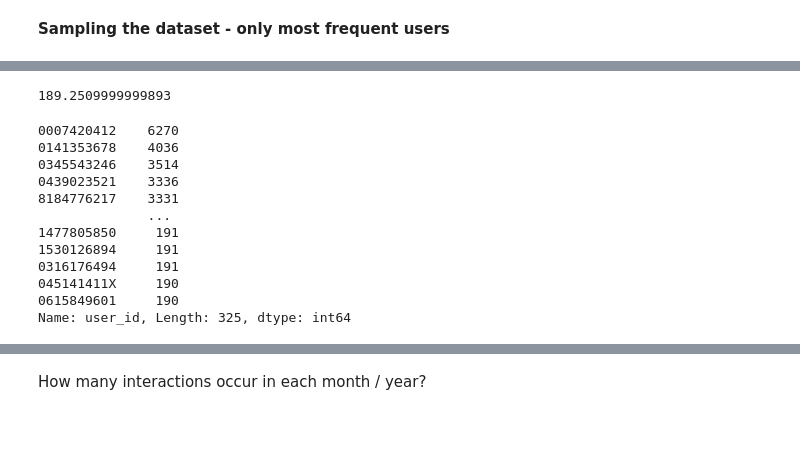
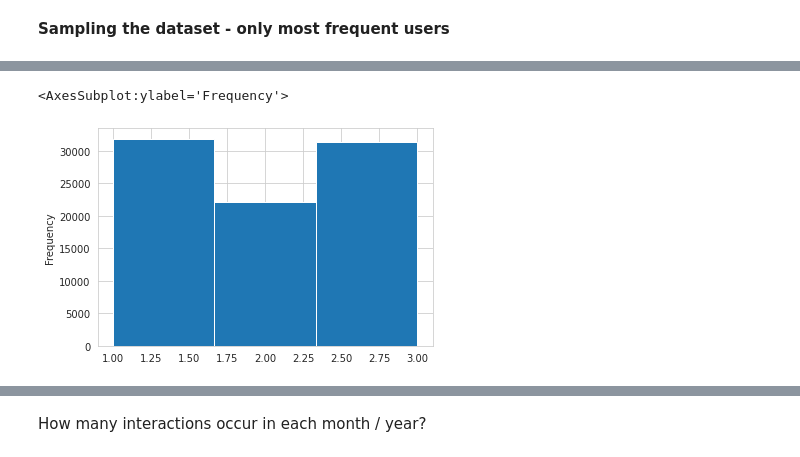
Before and after one commit to Key0412/streamRec-forgetting, a Jupyter notebook: notebooks/Avaliação de Dataset - Amazon Books.ipynb, the cells around one changed output, grey strips where cells are left out. Cells and saved outputs as stored; diff of their text form; code cells hidden in the pictures; blank space fills up the shorter version.

```diff
--- a/notebooks/Avaliação de Dataset - Amazon Books.ipynb
+++ b/notebooks/Avaliação de Dataset - Amazon Books.ipynb
@@ -184,0 +223,6 @@ _.reset_index()['user_id'].value_counts().plot(kind='box')
+# %%
+%%time
+# ( data[:1000000].groupby(by=['user_id'])['date'].nunique() > 1 ).sum()
+user_freq_over_months_sample = _.loc[sampled_users].reset_index().groupby(by=['user_id'])['date'].nunique()
+user_freq_over_months_sample.plot(kind='hist',bins=user_freq_over_months_sample.max())
+# %% [output]
@@ -185,5 +231,5 @@ _.reset_index()['user_id'].value_counts().plot(kind='box')
+<AxesSubplot:ylabel='Frequency'>
+[figure, added]
 # %%
-np.quantile(_.reset_index()['user_id'].value_counts(), 0.999)
+# np.quantile(_.reset_index()['user_id'].value_counts(), 0.999)
-# %% [output]
-189.2509999999893
 # %%
@@ -196,18 +242,5 @@ freq_users = _.reset_index()['user_id'].value_counts()[ _.reset_index()['user_id
 # threshold = _.reset_index()['user_id'].value_counts().iloc[:500].min()
 # freq_users = _.reset_index()['user_id'].value_counts()[ _.reset_index()['user_id'].value_counts() >= threshold ].index
 # %%
-_.reset_index()['user_id'].value_counts()[ _.reset_index()['user_id'].value_counts() >= threshold ]
+# _.reset_index()['user_id'].value_counts()[ _.reset_index()['user_id'].value_counts() >= threshold ]
-# %% [output]
-0007420412    6270
-0141353678    4036
-0345543246    3514
-0439023521    3336
-8184776217    3331
-              ...
-1477805850     191
-1530126894     191
-0316176494     191
-045141411X     190
-0615849601     190
-Name: user_id, Length: 325, dtype: int64
 # %%
```
Also changed, not shown: parts of 28 cells of this notebook, 34 other files.
